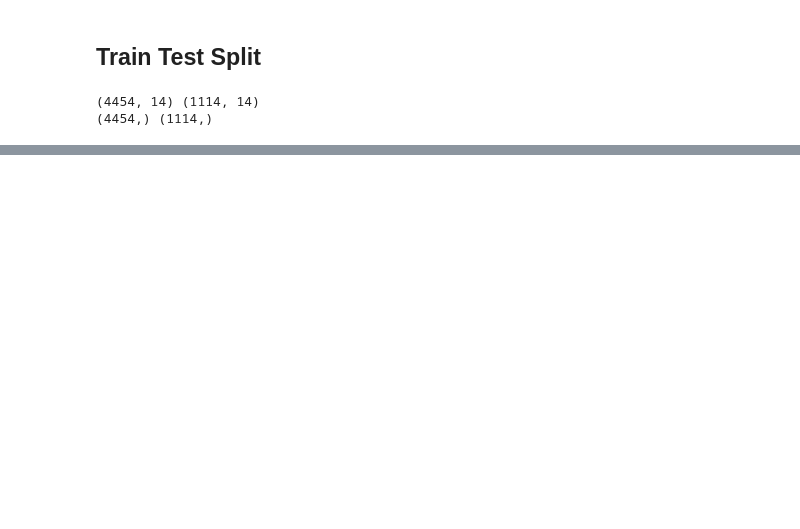
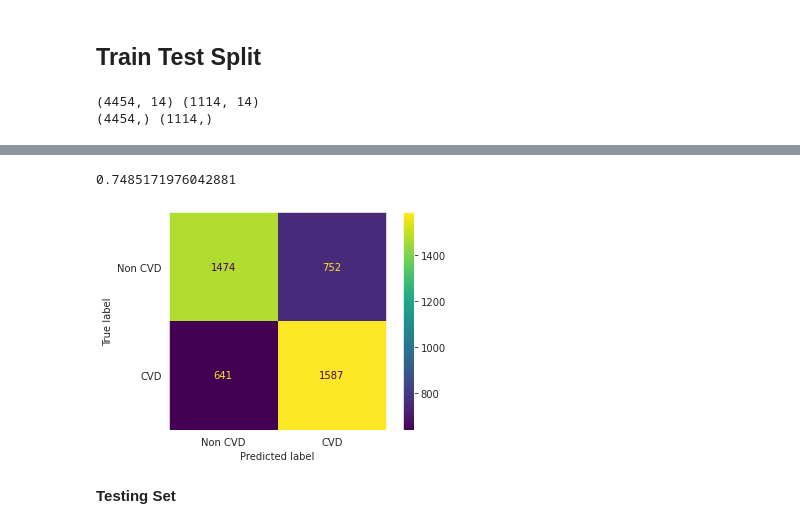
Before and after one commit to victorious07/Cardiovascular-Risk-Prediction, a Jupyter notebook: Cardiovascular_Risk_Prediction_Capstone_Project.ipynb, the cells around one changed output, grey strips where cells are left out. Cells and saved outputs as stored; diff of their text form; code cells hidden in the pictures; blank space fills up the shorter version.

```diff
--- a/Cardiovascular_Risk_Prediction_Capstone_Project.ipynb
+++ b/Cardiovascular_Risk_Prediction_Capstone_Project.ipynb
@@ -567,0 +587,3 @@ X_test=scaler.transform(X_test)
+# %%
+logistic = LogisticRegression(fit_intercept=True,max_iter=10000)
+logistic.fit(X_train,Y_train)
@@ -567,0 +612,10 @@ X_test=scaler.transform(X_test)
+# %%
+ROC_AUC_Score = roc_auc_score(Y_train,y_train_prob[:,1])
+ROC_AUC_Score
+# %% [output]
+0.7485171976042881
+# %%
+plot_confusion_matrix(logistic, X_train, Y_train, display_labels=['Non CVD','CVD'])
+plt.grid(False)
+# %% [output]
+[figure, added]
@@ -567,0 +631,2 @@ X_test=scaler.transform(X_test)
+# %% [markdown]
+**Testing Set**
```
Also changed, not shown: parts of 28 cells of this notebook.
